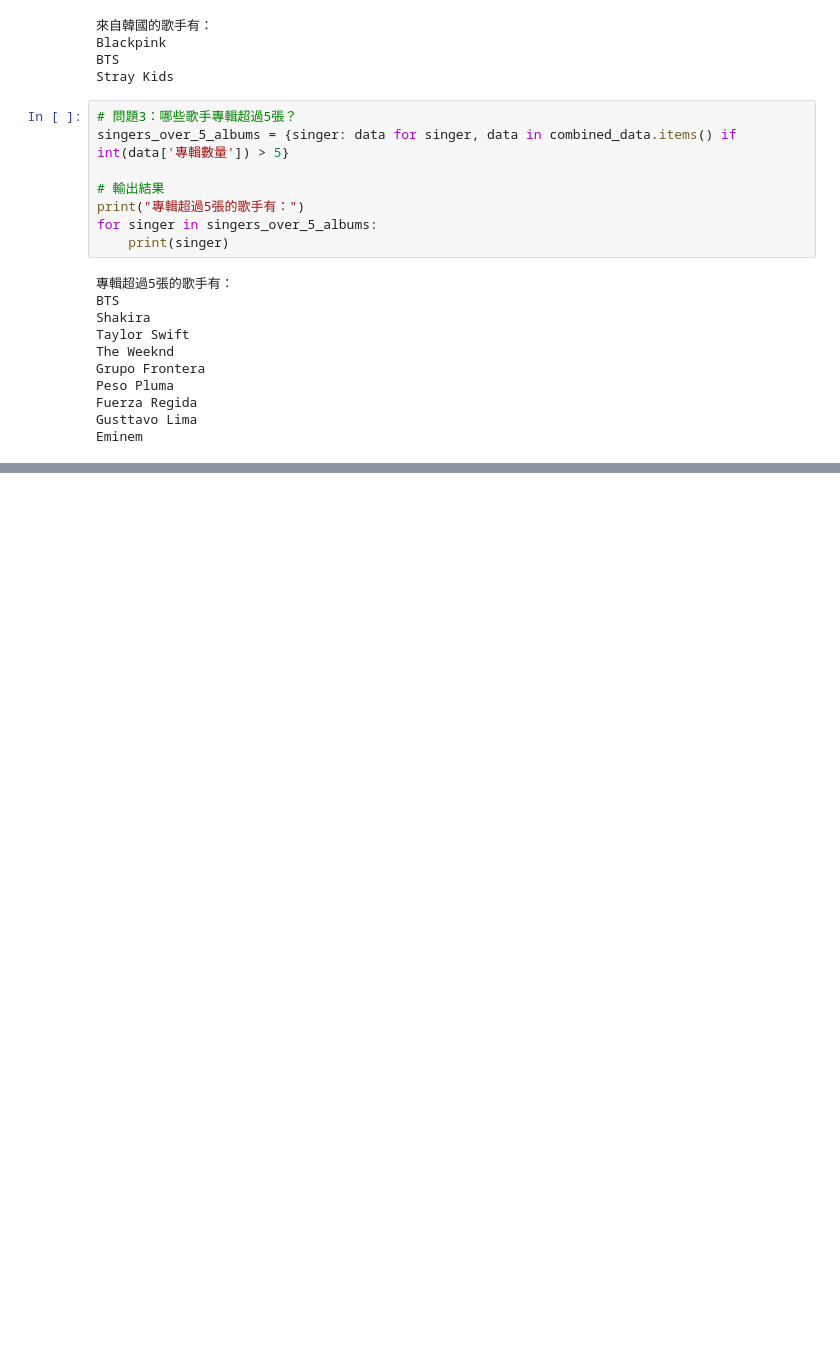
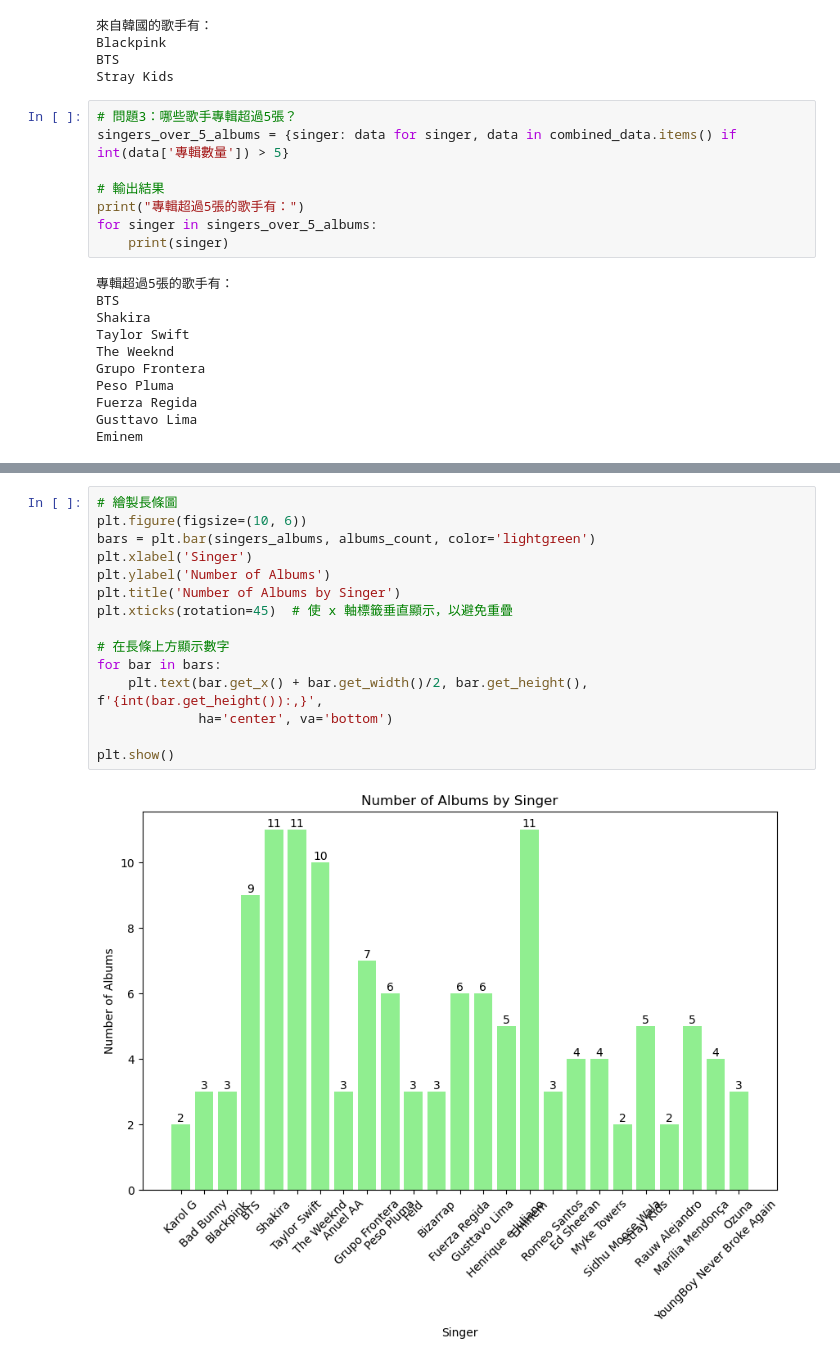
Before and after one commit to seanshih8787/112-2, a Jupyter notebook: 作業二.ipynb, the cells around one changed output, grey strips where cells are left out. Saved outputs shown, nothing was run; the diff lists cells and outputs as text; blank space fills up the shorter version.

```diff
--- a/作業二.ipynb
+++ b/作業二.ipynb
@@ -154,0 +209,17 @@ Eminem
+# %%
+# 繪製長條圖
+plt.figure(figsize=(10, 6))
+bars = plt.bar(singers_albums, albums_count, color='lightgreen')
+plt.xlabel('Singer')
+plt.ylabel('Number of Albums')
+plt.title('Number of Albums by Singer')
+plt.xticks(rotation=45)  # 使 x 軸標籤垂直顯示，以避免重疊
+
+# 在長條上方顯示數字
+for bar in bars:
+    plt.text(bar.get_x() + bar.get_width()/2, bar.get_height(), f'{int(bar.get_height()):,}',
+             ha='center', va='bottom')
+
+plt.show()
+# %% [output]
+[figure, added]
```
Also changed, not shown: parts of 2 cells of this notebook.
